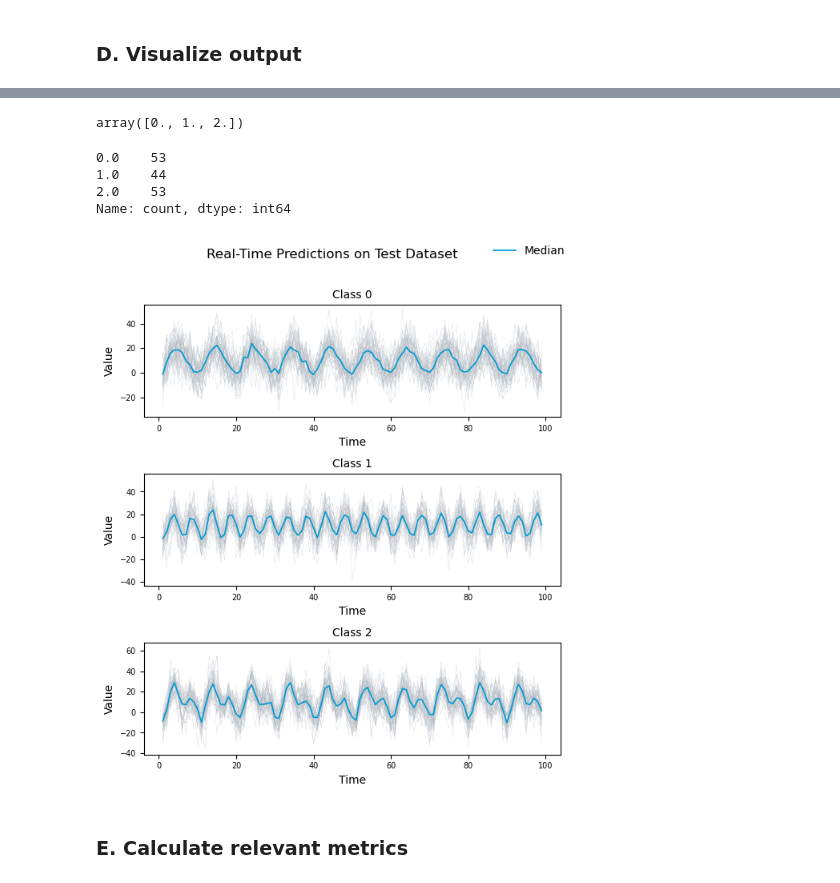
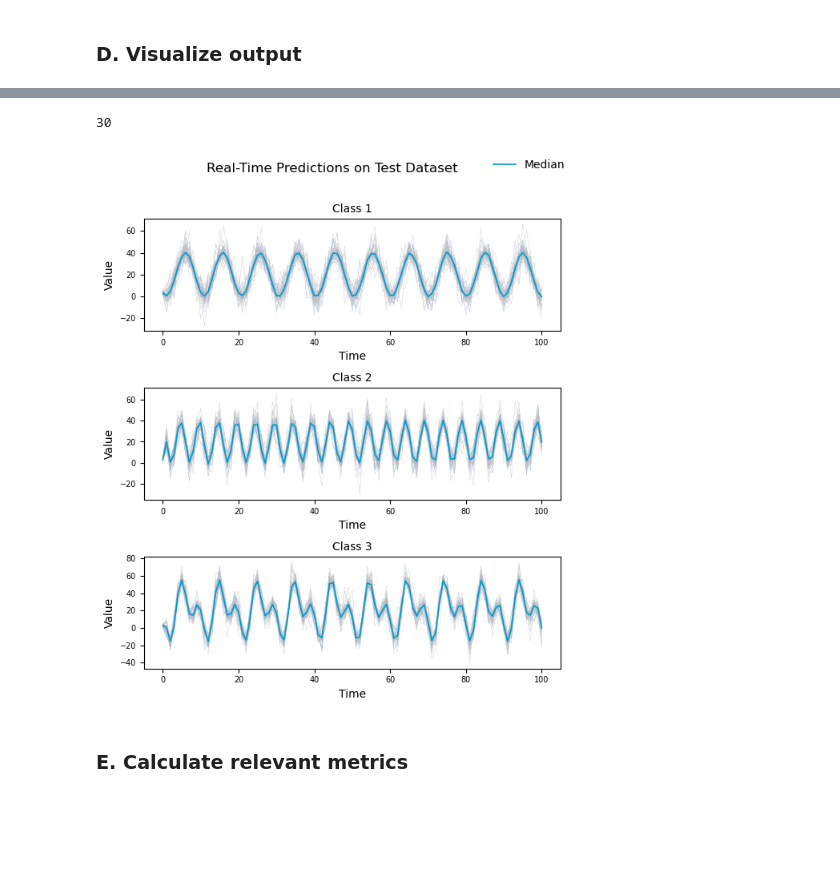
Before and after one commit to fg-research/inception-time-sagemaker, a Jupyter notebook: notebook.ipynb, the cells around one changed output, grey strips where cells are left out. Saved outputs shown, nothing was run; the diff lists cells and outputs as text; code cells hidden in the pictures; blank space fills up the shorter version.

Commit message:
update sample notebook

```diff
--- a/notebook.ipynb
+++ b/notebook.ipynb
@@ -355,8 +347,6 @@ deserializer = sagemaker.deserializers.CSVDeserializer(accept="text/csv")
 predictor = estimator.deploy(
     initial_instance_count=1,
     instance_type=instance_type,
-    serializer=serializer,
-    deserializer=deserializer,
     model_name=f"inception-model-{datetime.datetime.now().strftime(format='%Y-%m-%d-%H-%M-%S-%f')}",
     endpoint_name=f"inception-endpoint-{datetime.datetime.now().strftime(format='%Y-%m-%d-%H-%M-%S-%f')}",
 )
@@ -382,6 +377,5 @@ The time series are scaled internally by the algorithm, there is no need to scal
 # %%
 test_dataset = pd.read_csv(
     "https://raw.githubusercontent.com/fg-research/inception-time-sagemaker/master/data/inference/input/test_data.csv",
-    header=None,
     index_col=None
 )
@@ -416,3 +417,5 @@ payload = serializer.serialize(test_dataset)
+# %%
+payload = test_dataset.to_csv(index=False)
 # %% [markdown]
 ### C. Perform real-time inference
 # %%
@@ -422,7 +425,7 @@ response = sagemaker_session.sagemaker_runtime_client.invoke_endpoint(
     Body=payload
 )
 
-real_time_predictions = pd.DataFrame(data=deserializer.deserialize(response["Body"], content_type="text/csv"), dtype=float)
+real_time_predictions = deserializer.deserialize(response["Body"], content_type="text/csv")
 # %%
 response
 # %% [output]
@@ -468,31 +476,24 @@ real_time_predictions.head()
-# %%
-real_time_predictions.iloc[:, 0].sort_values().unique()
-# %% [output]
-array([0., 1., 2.])
-# %%
-real_time_predictions.iloc[:, 0].rename(None).value_counts().sort_index()
-# %% [output]
-0.0    53
-1.0    44
-2.0    53
-Name: count, dtype: int64
+# %%
+real_time_predictions["sample"].nunique()
+# %% [output]
+30
 # %%
-fig, axs = plt.subplots(nrows=real_time_predictions.iloc[:, 0].nunique(), ncols=1, sharex=True, figsize=(6, 7))
-for i, c in enumerate(real_time_predictions.iloc[:, 0].sort_values().unique()):
-    axs[i].plot(test_dataset[real_time_predictions.iloc[:, 0] == c].iloc[:, 1:].transpose(), color="#AFB8C1", lw=0.2, alpha=0.7)
-    axs[i].plot(test_dataset[real_time_predictions.iloc[:, 0] == c].iloc[:, 1:].transpose().median(axis=1), color="#009ad3", lw=1.2, label="Median" if i == 0 else None)
-    axs[i].set_title(f"Class {int(c)}", size=10)
+fig, axs = plt.subplots(nrows=3, ncols=1, sharex=True, figsize=(6, 7))
+for i in range(3):
+    axs[i].plot(test_dataset[test_dataset["sample"].isin(real_time_predictions.loc[real_time_predictions[f"y_{i + 1}"] == 1, "sample"])].iloc[:, 1:].transpose().values, color="#AFB8C1", lw=0.2, alpha=1)
+    axs[i].plot(test_dataset[test_dataset["sample"].isin(real_time_predictions.loc[real_time_predictions[f"y_{i + 1}"] == 1, "sample"])].iloc[:, 1:].transpose().median(axis=1).values, color="#009ad3", lw=1.2, label="Median" if i == 0 else None)
+    axs[i].set_title(f"Class {i + 1}", size=10)
     axs[i].set(xlabel="Time", ylabel="Value")
     axs[i].xaxis.set_tick_params(labelbottom=True)
     axs[i].tick_params(axis="both", which="major", labelsize=7)
     axs[i].tick_params(axis="both", which="minor", labelsize=7)
 fig.suptitle("Real-Time Predictions on Test Dataset")
 fig.legend(frameon=False)
 fig.tight_layout()
 fig.subplots_adjust(top=0.88)
 fig.show()
 # %% [output]
-[figure, old version]
+[figure, new version]
 # %% [markdown]
 ### E. Calculate relevant metrics
 # %% [markdown]
```
Also changed, not shown: parts of 71 cells of this notebook, 4 other files.
